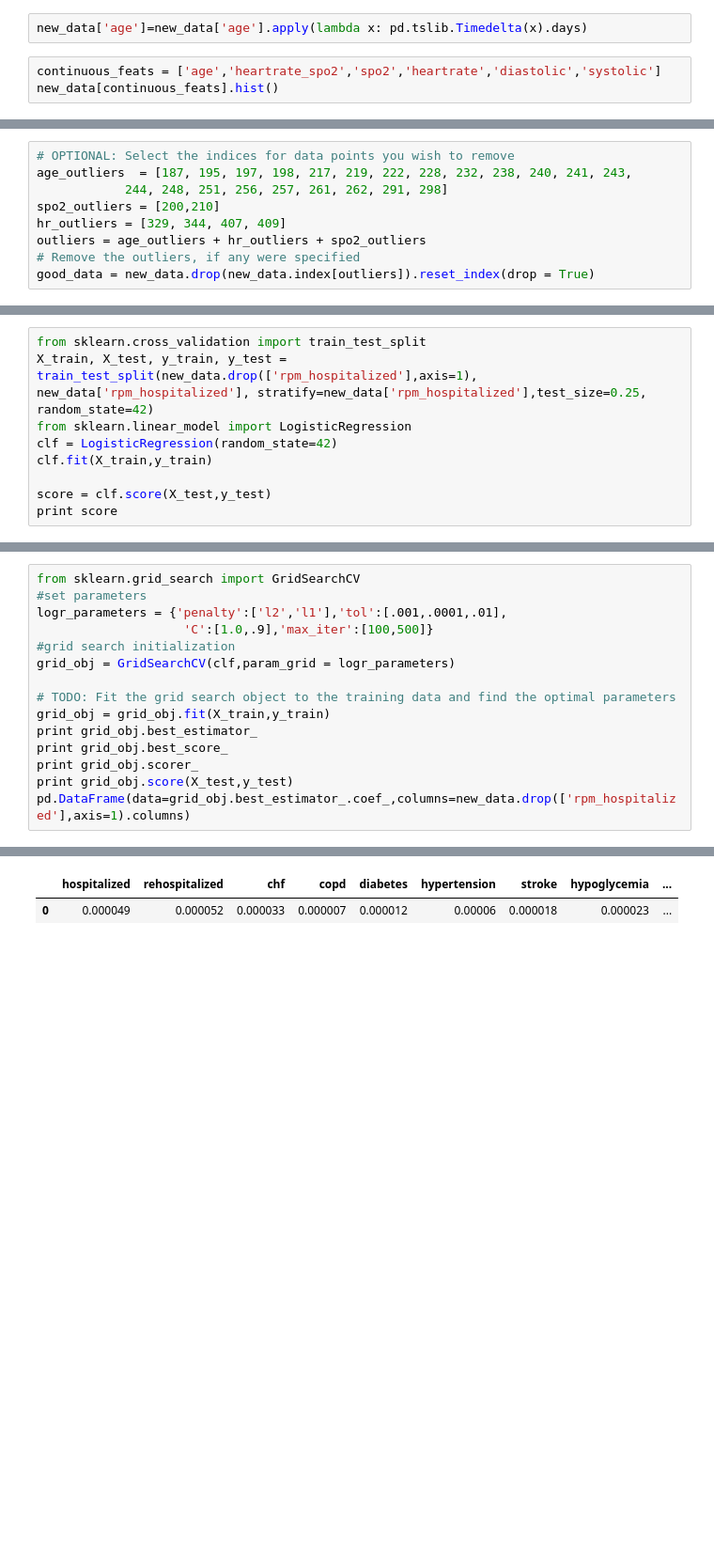
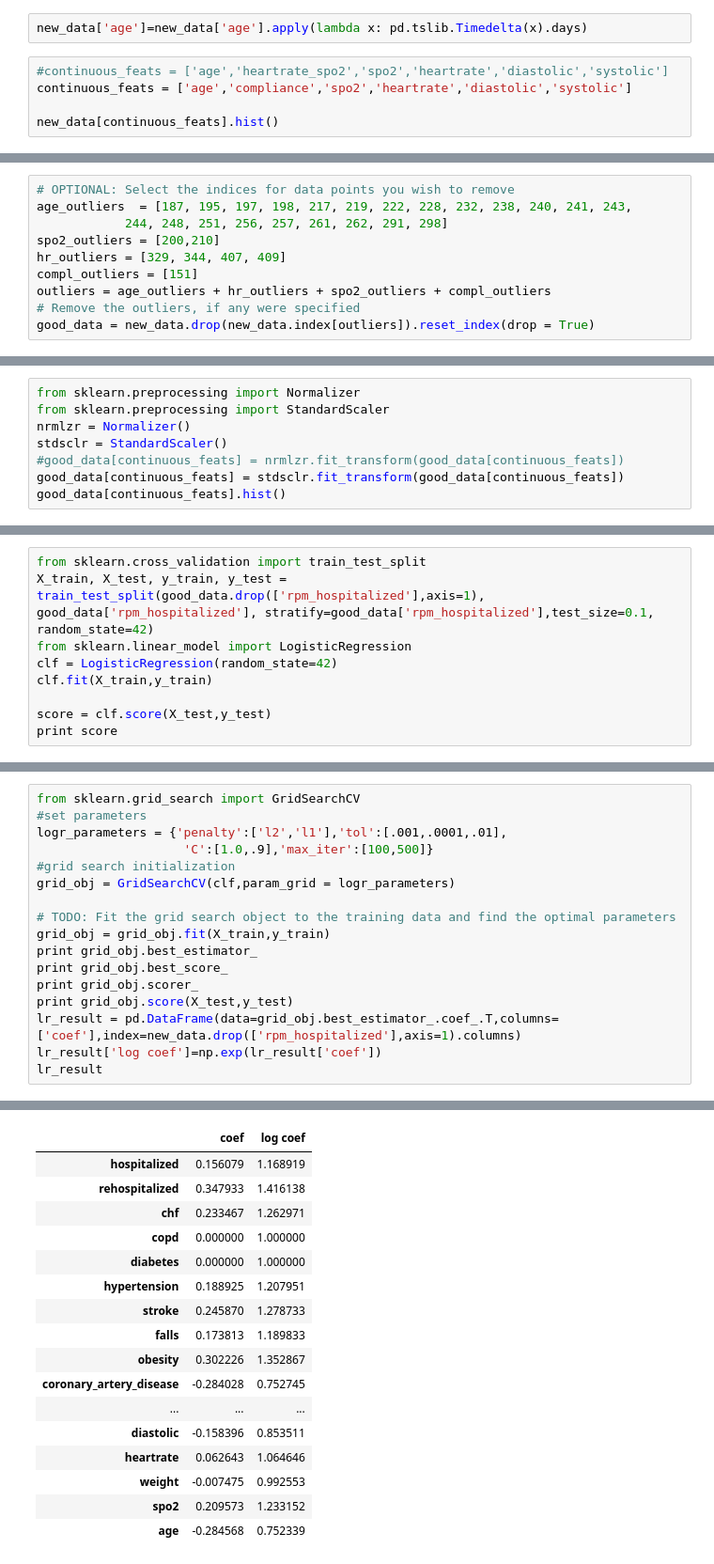
Before and after one commit to btq/TIPS, a Jupyter notebook: deliver/2016-08-16-BTQ-LogRegModel.ipynb, the cells around one changed output, grey strips where cells are left out. Shown at 94% size. Cells and saved outputs as stored; diff of their text form; blank space fills up the shorter version.

```diff
--- a/deliver/2016-08-16-BTQ-LogRegModel.ipynb
+++ b/deliver/2016-08-16-BTQ-LogRegModel.ipynb
@@ -100,7 +116,9 @@ dtype: object
 # %%
 new_data['age']=new_data['age'].apply(lambda x: pd.tslib.Timedelta(x).days)
 # %%
-continuous_feats = ['age','heartrate_spo2','spo2','heartrate','diastolic','systolic']
+#continuous_feats = ['age','heartrate_spo2','spo2','heartrate','diastolic','systolic']
+continuous_feats = ['age','compliance','spo2','heartrate','diastolic','systolic']
+
 new_data[continuous_feats].hist()
 # %% [output]
 array([[<matplotlib.axes._subplots.AxesSubplot object at 0x...>,
@@ -237,7 +246,8 @@ age_outliers  = [187, 195, 197, 198, 217, 219, 222, 228, 232, 238, 240, 241, 243
             244, 248, 251, 256, 257, 261, 262, 291, 298]
 spo2_outliers = [200,210]
 hr_outliers = [329, 344, 407, 409]
-outliers = age_outliers + hr_outliers + spo2_outliers
+compl_outliers = [151]
+outliers = age_outliers + hr_outliers + spo2_outliers + compl_outliers
 # Remove the outliers, if any were specified
 good_data = new_data.drop(new_data.index[outliers]).reset_index(drop = True)
 # %%
@@ -252,0 +263,8 @@ array([[<matplotlib.axes._subplots.AxesSubplot object at 0x...>,
+# %%
+from sklearn.preprocessing import Normalizer
+from sklearn.preprocessing import StandardScaler
+nrmlzr = Normalizer()
+stdsclr = StandardScaler()
+#good_data[continuous_feats] = nrmlzr.fit_transform(good_data[continuous_feats])
+good_data[continuous_feats] = stdsclr.fit_transform(good_data[continuous_feats])
+good_data[continuous_feats].hist()
@@ -253,6 +279,6 @@ array([[<matplotlib.axes._subplots.AxesSubplot object at 0x...>,
 # %%
 from sklearn.cross_validation import train_test_split
-X_train, X_test, y_train, y_test = train_test_split(new_data.drop(['rpm_hospitalized'],axis=1), new_data['rpm_hospitalized'], stratify=new_data['rpm_hospitalized'],test_size=0.25, random_state=42)
+X_train, X_test, y_train, y_test = train_test_split(good_data.drop(['rpm_hospitalized'],axis=1), good_data['rpm_hospitalized'], stratify=good_data['rpm_hospitalized'],test_size=0.1, random_state=42)
 from sklearn.linear_model import LogisticRegression
 clf = LogisticRegression(random_state=42)
 clf.fit(X_train,y_train)
@@ -275,7 +301,9 @@ print grid_obj.best_estimator_
 print grid_obj.best_score_
 print grid_obj.scorer_
 print grid_obj.score(X_test,y_test)
-pd.DataFrame(data=grid_obj.best_estimator_.coef_,columns=new_data.drop(['rpm_hospitalized'],axis=1).columns)
+lr_result = pd.DataFrame(data=grid_obj.best_estimator_.coef_.T,columns=['coef'],index=new_data.drop(['rpm_hospitalized'],axis=1).columns)
+lr_result['log coef']=np.exp(lr_result['coef'])
+lr_result
 # %% [output]
 LogisticRegression(C=1.0, class_weight=None, dual=False, fit_intercept=True,
           intercept_scaling=1, max_iter=100, multi_class='ovr', n_jobs=1,
@@ -287,2 +315,17 @@ LogisticRegression(C=1.0, class_weight=None, dual=False, fit_intercept=True,
-|  | hospitalized | rehospitalized | chf | copd | diabetes | hypertension | stroke | hypoglycemia | ... |
-| 0 | 0.000049 | 0.000052 | 0.000033 | 0.000007 | 0.000012 | 0.00006 | 0.000018 | 0.000023 | ... |
+|  | coef | log coef |
+| hospitalized | 0.156079 | 1.168919 |
+| rehospitalized | 0.347933 | 1.416138 |
+| chf | 0.233467 | 1.262971 |
+| copd | 0.000000 | 1.000000 |
+| diabetes | 0.000000 | 1.000000 |
+| hypertension | 0.188925 | 1.207951 |
+| stroke | 0.245870 | 1.278733 |
+| falls | 0.173813 | 1.189833 |
+| obesity | 0.302226 | 1.352867 |
+| coronary_artery_disease | -0.284028 | 0.752745 |
+| ... | ... | ... |
+| diastolic | -0.158396 | 0.853511 |
+| heartrate | 0.062643 | 1.064646 |
+| weight | -0.007475 | 0.992553 |
+| spo2 | 0.209573 | 1.233152 |
+| age | -0.284568 | 0.752339 |
```
Also changed, not shown: parts of 15 cells of this notebook.
